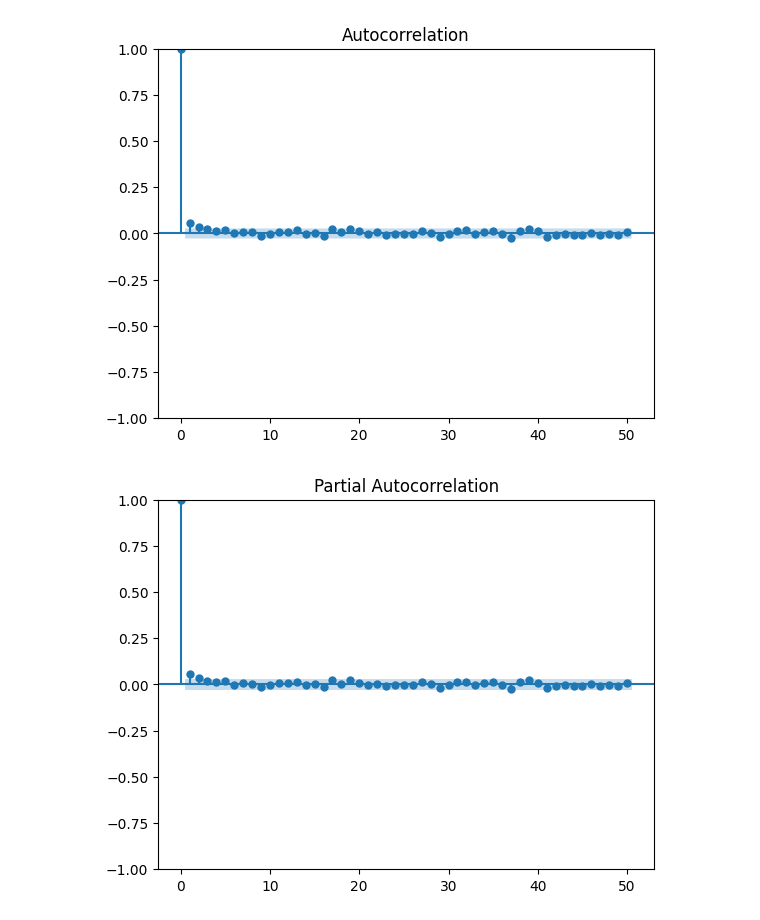
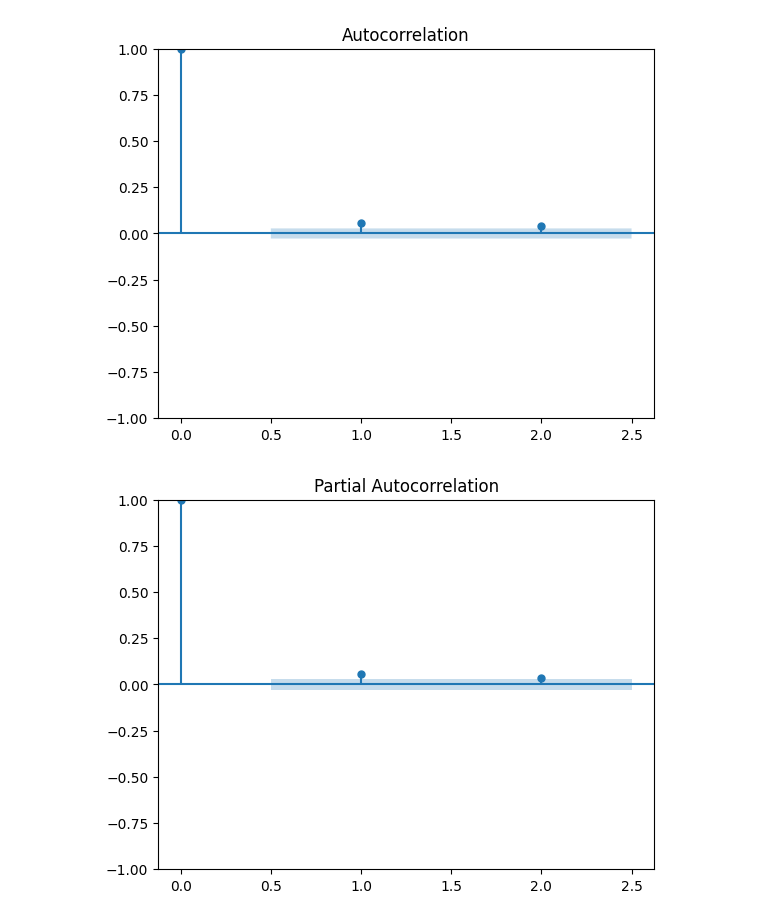
Before and after one commit to pedroboseximenes/tcc, a Jupyter notebook: arima_br_dwgd.ipynb, the cells around one changed output. Saved outputs shown, nothing was run; the diff lists cells and outputs as text; code cells hidden in the pictures.

```diff
--- a/arima_br_dwgd.ipynb
+++ b/arima_br_dwgd.ipynb
@@ -25,9 +46,9 @@ Total de 5193 dias válidos no período selecionado.
 # %%
-plot_acf(timeseries, lags=50)
-plot_pacf(timeseries, lags=50)
+plot_acf(timeseries, lags=2)
+plot_pacf(timeseries, lags=2)
 plt.show()
 # %% [output]
-[figure, old version]
+[figure, new version]
-[figure, old version]
+[figure, new version]
 # %%
 #ARIMA AUTO
```
Also changed, not shown: parts of 6 cells of this notebook, 2 other files.
